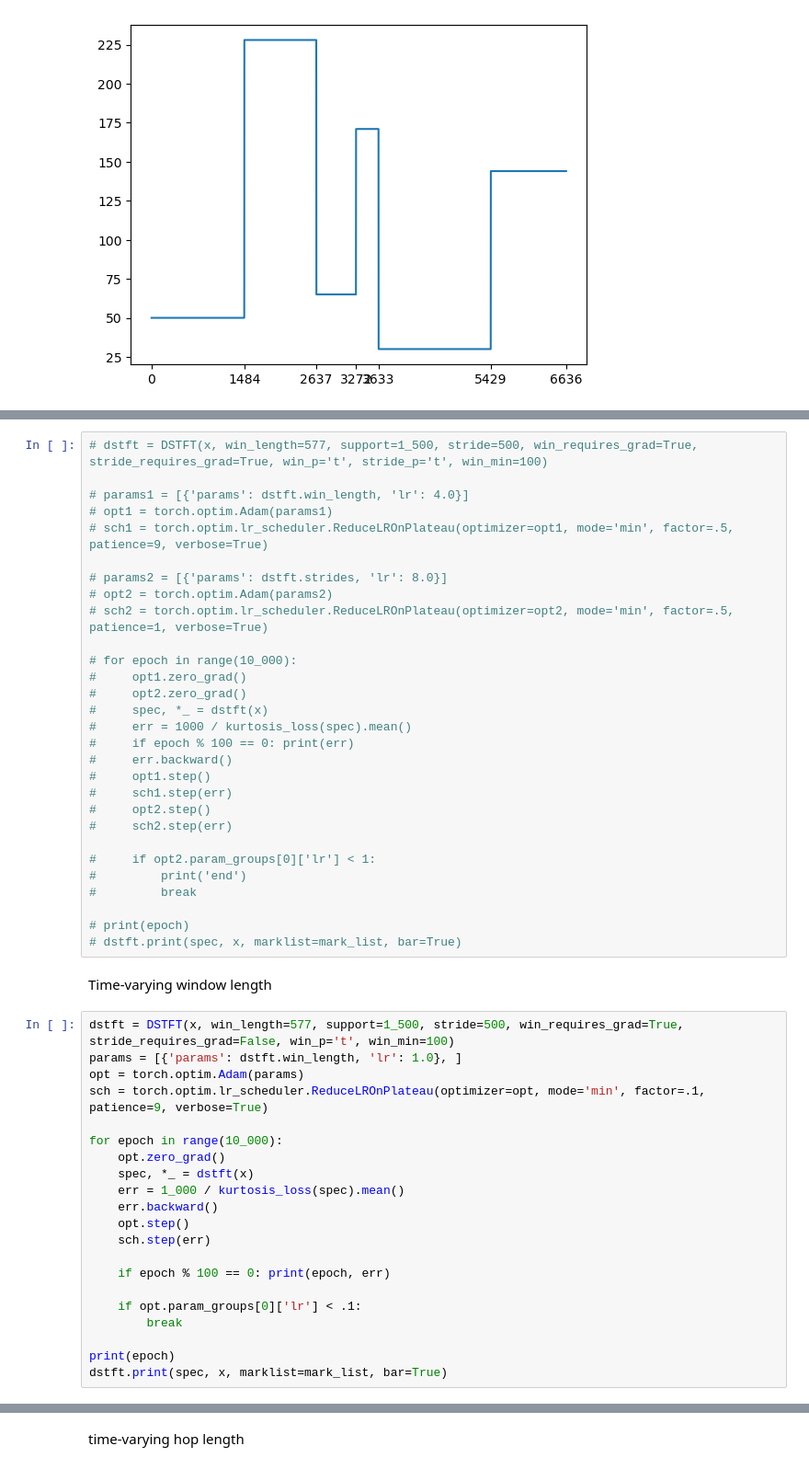
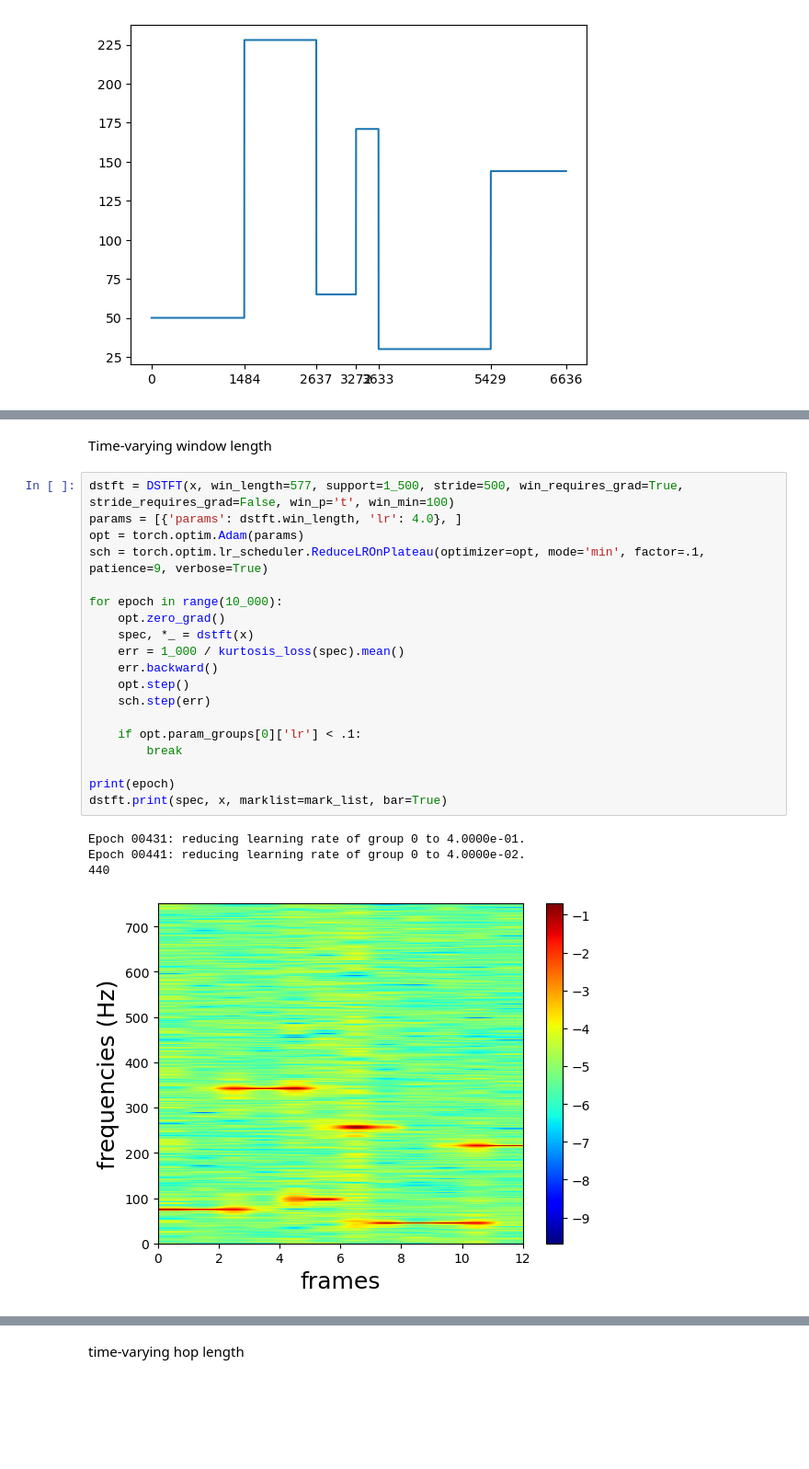
Before and after one commit to maxime-leiber/dstft, a Jupyter notebook: notebooks/time_varying_window_and_hop_length.ipynb, the cells around one changed output, grey strips where cells are left out. Shown at 92% size. Cells and saved outputs as stored; diff of their text form; blank space fills up the shorter version.

```diff
--- a/notebooks/time_varying_window_and_hop_length.ipynb
+++ b/notebooks/time_varying_window_and_hop_length.ipynb
@@ -163,52 +60,26 @@ torch.Size([11]) tensor([-461.5000,  500.0000, 1000.0000, 1500.0000, 2000.0000,
-# %%
-# dstft = DSTFT(x, win_length=577, support=1_500, stride=500, win_requires_grad=True, stride_requires_grad=True, win_p='t', stride_p='t', win_min=100)
-
-# params1 = [{'params': dstft.win_length, 'lr': 4.0}]
-# opt1 = torch.optim.Adam(params1)
-# sch1 = torch.optim.lr_scheduler.ReduceLROnPlateau(optimizer=opt1, mode='min', factor=.5, patience=9, verbose=True)
-
-# params2 = [{'params': dstft.strides, 'lr': 8.0}]
-# opt2 = torch.optim.Adam(params2)
-# sch2 = torch.optim.lr_scheduler.ReduceLROnPlateau(optimizer=opt2, mode='min', factor=.5, patience=1, verbose=True)
-
-# for epoch in range(10_000):
-#     opt1.zero_grad()
-#     opt2.zero_grad()
-#     spec, *_ = dstft(x)
-#     err = 1000 / kurtosis_loss(spec).mean()
-#     if epoch % 100 == 0: print(err)
-#     err.backward()
-#     opt1.step()
-#     sch1.step(err)
-#     opt2.step()
-#     sch2.step(err)
-
-#     if opt2.param_groups[0]['lr'] < 1:
-#         print('end')
-#         break
-
-# print(epoch)
-# dstft.print(spec, x, marklist=mark_list, bar=True)
 # %% [markdown]
 Time-varying window length
 # %%
 dstft = DSTFT(x, win_length=577, support=1_500, stride=500, win_requires_grad=True, stride_requires_grad=False, win_p='t', win_min=100)
-params = [{'params': dstft.win_length, 'lr': 1.0}, ]
+params = [{'params': dstft.win_length, 'lr': 4.0}, ]
 opt = torch.optim.Adam(params)
 sch = torch.optim.lr_scheduler.ReduceLROnPlateau(optimizer=opt, mode='min', factor=.1, patience=9, verbose=True)
 
 for epoch in range(10_000):
     opt.zero_grad()
     spec, *_ = dstft(x)
     err = 1_000 / kurtosis_loss(spec).mean()
     err.backward()
     opt.step()
     sch.step(err)
 
-    if epoch % 100 == 0: print(epoch, err)
-
     if opt.param_groups[0]['lr'] < .1:
         break
 
 print(epoch)
 dstft.print(spec, x, marklist=mark_list, bar=True)
+# %% [output]
+Epoch 00431: reducing learning rate of group 0 to 4.0000e-01.
+Epoch 00441: reducing learning rate of group 0 to 4.0000e-02.
+440
+[figure, added]
```
Also changed, not shown: parts of 23 cells of this notebook, 4 other files.
